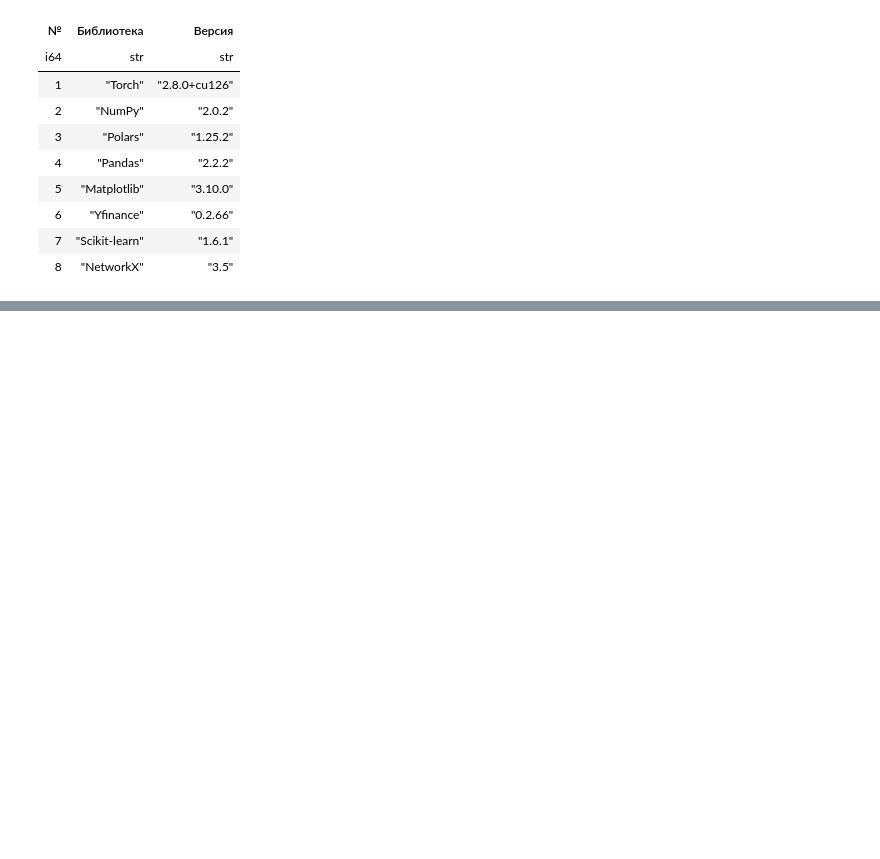
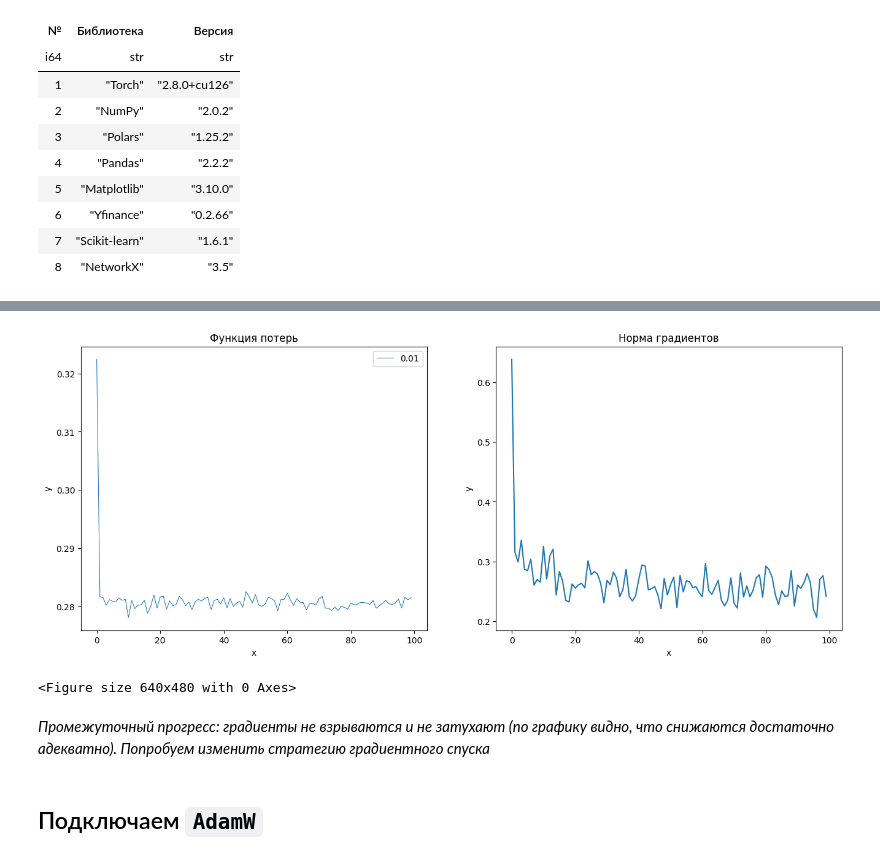
Before and after one commit to Crazy-Explorer31/dl_hse, a Jupyter notebook: homework_03/3.ipynb, the cells around one changed output, grey strips where cells are left out. Cells and saved outputs as stored; diff of their text form; code cells hidden in the pictures; blank space fills up the shorter version.

```diff
--- a/homework_03/3.ipynb
+++ b/homework_03/3.ipynb
@@ -2065,0 +196,20 @@ KeyboardInterrupt:
+# %%
+gen = torch.Generator()
+gen.manual_seed(SEED)
+
+# Функция для загрузчика
+def collate_batch(batch):
+    prices     = list(map(lambda item: item["prices"].to(DEVICE), batch))
+    price_last = list(map(lambda item: item["price_last"].to(DEVICE), batch))
+    price_last = torch.FloatTensor(price_last).to(DEVICE)
+
+    prices = pad_sequence(prices, batch_first = True)
+
+    return prices, price_last
+
+train_dataloader = DataLoader(
+    train, batch_size = BATCH_SIZE, generator = gen, shuffle = True, drop_last = False, collate_fn = collate_batch
+)
+test_dataloader = DataLoader(
+    test, batch_size = BATCH_SIZE, generator = gen, shuffle = True, drop_last = False, collate_fn = collate_batch
+)
@@ -2065,0 +315,29 @@ KeyboardInterrupt:
+# %%
+model = GRU().to(DEVICE)
+criterion = RMSELoss
+optimizer = optim.Adam(model.parameters(), lr = 0.0001)
+
+torch.nn.utils.clip_grad_norm_(model.parameters(), max_norm=1.0)
+
+train_loss, grad_norms = fit_model(model, criterion, optimizer)
+# %%
+data_1 = pd.DataFrame({'x' : np.arange(len(train_loss[::100])), 'y' : train_loss[::100]})
+data_2 = pd.DataFrame({'x' : np.arange(len(grad_norms[::100])), 'y' : grad_norms[::100]})
+
+fig, axes = plt.subplots(1, 2, figsize=(16, 6))
+
+sns.lineplot(data_1, x='x', y='y', ax=axes[0], size=0.01, linewidth=0.0001)
+axes[0].set_title("Функция потерь")
+
+sns.lineplot(data_2, x='x', y='y', ax=axes[1])
+axes[1].set_title("Норма градиентов")
+
+plt.show()
+plt.tight_layout();
+# %% [output]
+[figure, added]
+<Figure size 640x480 with 0 Axes>
+# %% [markdown]
+*Промежуточный прогресс: градиенты не взрываются и не затухают (по графику видно, что снижаются достаточно адекватно). Попробуем изменить стратегию градиентного спуска*
+# %% [markdown]
+## Подключаем `AdamW`
```
Also changed, not shown: parts of 60 cells of this notebook.
